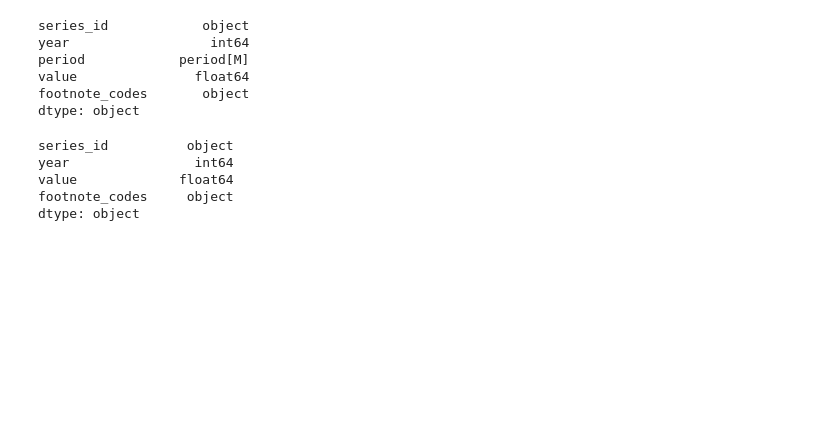
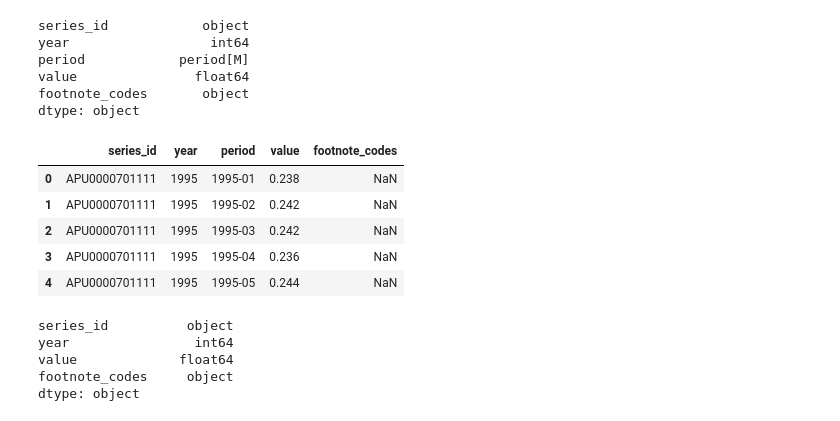
Before and after one commit to johnsonlarryl/machine_learning_training, a Jupyter notebook: supervised/regression/linear_regression/predict_federal_reserve_interest_rates/predict_federal_reserve_interest_rates_notebook.ipynb, the cells around one changed output. Drawn from its saved outputs; the diff is of its cells as text; code cells hidden in the pictures; blank space fills up the shorter version.

```diff
--- a/supervised/regression/linear_regression/predict_federal_reserve_interest_rates/predict_federal_reserve_interest_rates_notebook.ipynb
+++ b/supervised/regression/linear_regression/predict_federal_reserve_interest_rates/predict_federal_reserve_interest_rates_notebook.ipynb
@@ -16,5 +16,5 @@ from predict_federal_reserve_interest_rates.util.date import parse_cpi_index_per
 # cpi_index_df.rename(columns={"value": "rate"})
 # %%
 # Import data
-cpi_index_df = pd.read_csv("data/bls/cpi/bls_cpi_current.txt", delim_whitespace=True)
+cpi_index = pd.read_csv("data/bls/cpi/bls_cpi_current.txt", delim_whitespace=True)
 # %%
@@ -33,6 +33,6 @@ year    2007.653449
 dtype: float64
 # %%
 # Clean up values for various items in the CPI
-cpi_index_df['value'] = cpi_index_df['value'].replace(['-'], 0.00)
-cpi_index_df = cpi_index_df.astype({'value': 'float64'})
+cpi_index['value'] = cpi_index['value'].replace(['-'], 0.00)
+cpi_index = cpi_index.astype({'value': 'float64'})
 # %%
@@ -48,5 +48,5 @@ cpi_index_df.shape
 def get_period(row: Series):
     return parse_cpi_index_period(row["year"], row["period"])
 # %%
-cpi_index_df['period'] = cpi_index_df.apply(lambda row: get_period(row), axis=1)
+cpi_index['period'] = cpi_index.apply(lambda row: get_period(row), axis=1)
 # %%
@@ -58,4 +58,13 @@ period            period[M]
 value               float64
 footnote_codes       object
 dtype: object
+# %%
+cpi_index.head()
+# %% [output]
+|  | series_id | year | period | value | footnote_codes |
+| 0 | APU0000701111 | 1995 | 1995-01 | 0.238 | NaN |
+| 1 | APU0000701111 | 1995 | 1995-02 | 0.242 | NaN |
+| 2 | APU0000701111 | 1995 | 1995-03 | 0.242 | NaN |
+| 3 | APU0000701111 | 1995 | 1995-04 | 0.236 | NaN |
+| 4 | APU0000701111 | 1995 | 1995-05 | 0.244 | NaN |
 # %%
```
Also changed, not shown: parts of 41 cells of this notebook, 2 other files.
